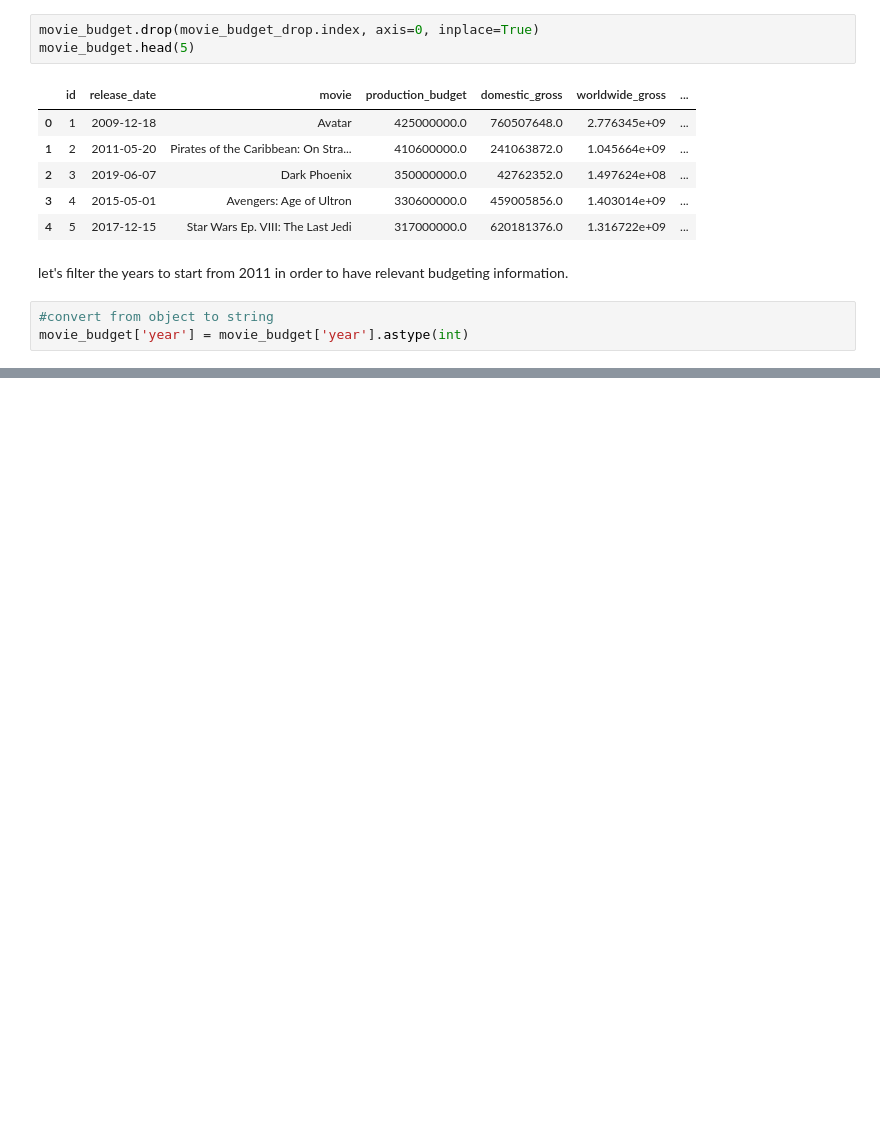
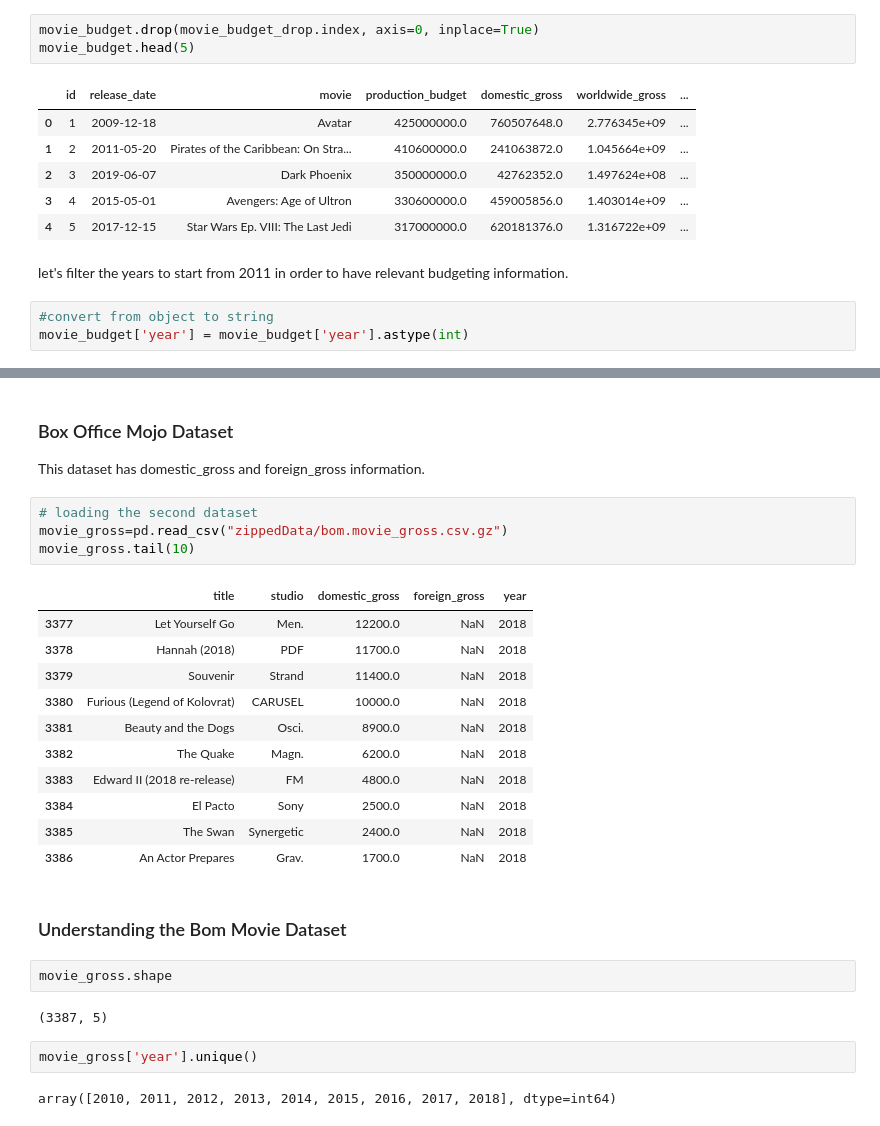
Before and after one commit to Terry1506/dsc-phase-1-project-v2-4, a Jupyter notebook: student.ipynb, the cells around one changed output, grey strips where cells are left out. Drawn from its saved outputs; the diff is of its cells as text; blank space fills up the shorter version.

```diff
--- a/student.ipynb
+++ b/student.ipynb
@@ -185,0 +261,30 @@ movie_budget['year'] = movie_budget['year'].astype(int)
+# %% [markdown]
+
+### Box Office Mojo Dataset
+This dataset has domestic_gross and foreign_gross information.
+# %%
+# loading the second dataset
+movie_gross=pd.read_csv("zippedData/bom.movie_gross.csv.gz")
+movie_gross.tail(10)
+# %% [output]
+|  | title | studio | domestic_gross | foreign_gross | year |
+| 3377 | Let Yourself Go | Men. | 12200.0 | NaN | 2018 |
+| 3378 | Hannah (2018) | PDF | 11700.0 | NaN | 2018 |
+| 3379 | Souvenir | Strand | 11400.0 | NaN | 2018 |
+| 3380 | Furious (Legend of Kolovrat) | CARUSEL | 10000.0 | NaN | 2018 |
+| 3381 | Beauty and the Dogs | Osci. | 8900.0 | NaN | 2018 |
+| 3382 | The Quake | Magn. | 6200.0 | NaN | 2018 |
+| 3383 | Edward II (2018 re-release) | FM | 4800.0 | NaN | 2018 |
+| 3384 | El Pacto | Sony | 2500.0 | NaN | 2018 |
+| 3385 | The Swan | Synergetic | 2400.0 | NaN | 2018 |
+| 3386 | An Actor Prepares | Grav. | 1700.0 | NaN | 2018 |
+# %% [markdown]
+### Understanding the Bom Movie Dataset
+# %%
+movie_gross.shape
+# %% [output]
+(3387, 5)
+# %%
+movie_gross['year'].unique()
+# %% [output]
+array([2010, 2011, 2012, 2013, 2014, 2015, 2016, 2017, 2018], dtype=int64)
```
Also changed, not shown: parts of 11 cells of this notebook.
